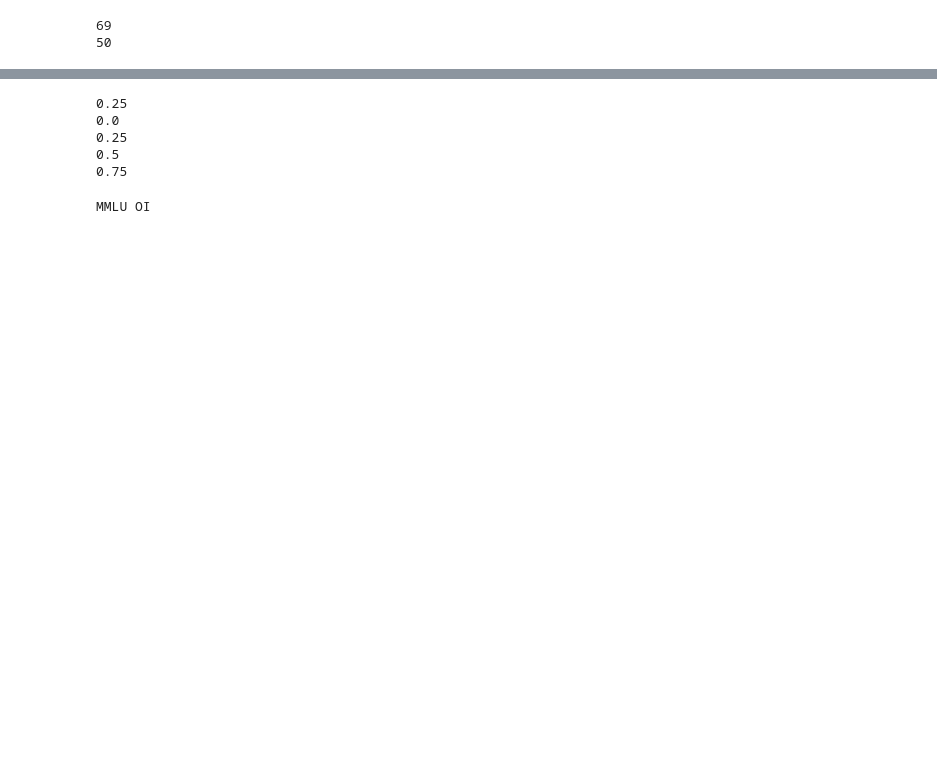
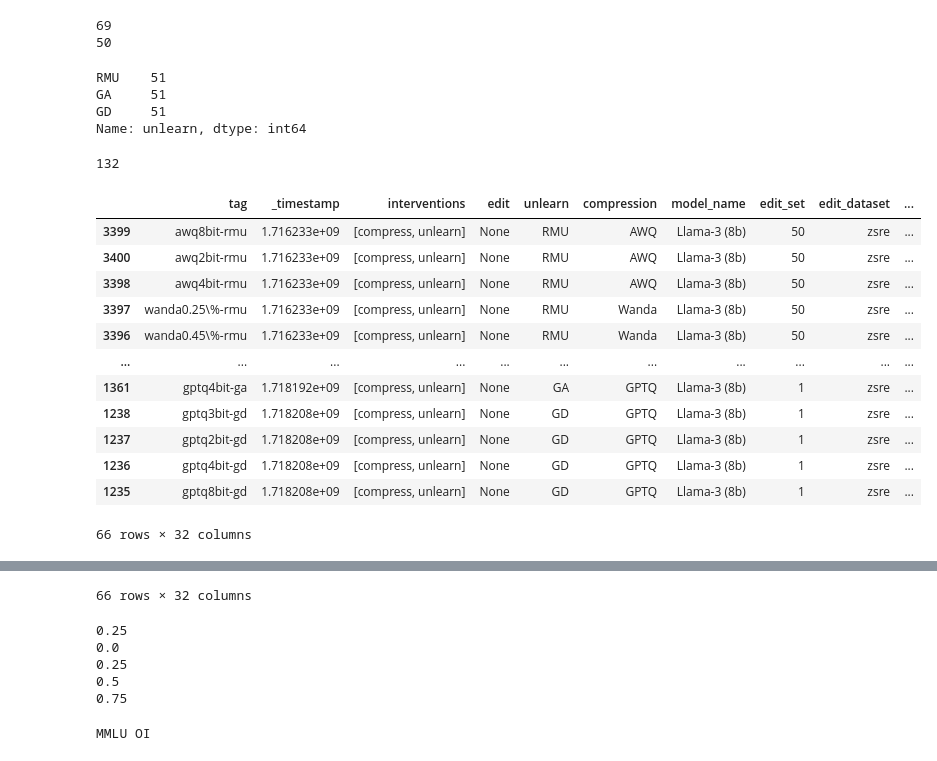
Before and after one commit to hartvigsen-group/composable-interventions, a Jupyter notebook: notebooks/paper_analysis.ipynb, the cells around one changed output, grey strips where cells are left out. Saved outputs shown, nothing was run; the diff lists cells and outputs as text; code cells hidden in the pictures; blank space fills up the shorter version.

```diff
--- a/notebooks/paper_analysis.ipynb
+++ b/notebooks/paper_analysis.ipynb
@@ -267,26 +341,67 @@ print(rmu_count)
 # %% [output]
 69
 50
+# %%
+all_runs_df_deduplicated["unlearn"].value_counts()
+# %% [output]
+RMU    51
+GA     51
+GD     51
+Name: unlearn, dtype: int64
+# %%
+NUM_UNLEARNING = 3
+NUM_EDITING = 3
+NUM_COMPRESSION = 4 + 6 + 6 + 6
+combination_of_unlearning = 2 * NUM_UNLEARNING * NUM_COMPRESSION
+combination_of_unlearning
+# %% [output]
+132
 # %%
+
 data = all_runs_df_deduplicated
 
 categories = {
     "No Intervention": data[data["interventions"].apply(lambda x: x == [])].copy(),
     "Editing": data[data["interventions"].apply(lambda x: x == ["edit"])].copy(),
     "Compression": data[data["interventions"].apply(lambda x: x == ["compress"])].copy(),
     "Edit to Compression": data[data["interventions"].apply(lambda x: x == ["edit", "compress"])].copy(),
     "Compression to Edit": data[data["interventions"].apply(lambda x: x == ["compress", "edit"])].copy(),
     "Unlearn": data[data["interventions"].apply(lambda x: x == ["unlearn"])].copy(),
     "Edit to Unlearn": data[data["interventions"].apply(lambda x: x == ["edit", "unlearn"])].copy(),
     "Unlearn to Edit": data[data["interventions"].apply(lambda x: x == ["unlearn", "edit"])].copy(),
     "Compress to Unlearn": data[data["interventions"].apply(lambda x: x == ["compress", "unlearn"])].copy(),
     "Unlearn to Compress": data[data["interventions"].apply(lambda x: x == ["unlearn", "compress"])].copy()
 }
 
 assert len(categories["No Intervention"]) == 1, f"{len(categories['No Intervention'])} != 1"
 assert len(categories["Editing"]) == 3, f"{len(categories['Editing'])} != 3"
+
+# display(categories["Compression"])
 assert len(categories["Compression"]) == (awq_settings + gptq_settings + wanda_count + sparsegpt_count), f"{len(categories['Compression'])} != {awq_settings + gptq_settings + wanda_count + sparsegpt_count}"
-assert len(categories["Compression to Edit"]) == (editor_count // 2 )- 3, f"{len(categories['Compression to Edit'])} != {editor_count // 2}" # TODO: Fix this by getting the latest results
-assert len(categories["Unlearn"]) == 1, f"{len(categories['Unlearn'])} != 1"
-assert len(categories["Edit to Unlearn"]) == 9
-assert len(categories["Unlearn to Edit"]) == 9, f"{len(categories['Unlearn to Edit'])} != 3"
+
+# assert len(categories["Edit to Compression"]) == editor_count // 2, f"{len(categories['Edit to Compression'])} != {editor_count // 2}"
+
+assert len(categories["Compression to Edit"]) == (editor_count // 2 ) - 3, f"{len(categories['Compression to Edit'])} != {editor_count // 2}" # TODO: Fix this by getting the latest results
+assert len(categories["Unlearn"]) == 3, f"{len(categories['Unlearn'])} != 3"
+assert len(categories["Edit to Unlearn"]) == 9, f"{len(categories['Edit to Unlearn'])} != 9"
+assert len(categories["Unlearn to Edit"]) == 9, f"{len(categories['Unlearn to Edit'])} != 9"
+
+display(categories["Compress to Unlearn"])
+assert len(categories["Compress to Unlearn"]) == combination_of_unlearning // 2, f"{len(categories['Compress to Unlearn'])} != {combination_of_unlearning // 2}"
+
+display(categories["Unlearn to Compress"])
+assert len(categories["Unlearn to Compress"]) == combination_of_unlearning // 2, f"{len(categories['Unlearn to Compress'])} != {rmucombination_of_unlearning_count // 2}"
+# %% [output]
+|  | tag | _timestamp | interventions | edit | unlearn | compression | model_name | edit_set | edit_dataset | ... |
+| 3399 | awq8bit-rmu | 1.716233e+09 | [compress, unlearn] | None | RMU | AWQ | Llama-3 (8b) | 50 | zsre | ... |
+| 3400 | awq2bit-rmu | 1.716233e+09 | [compress, unlearn] | None | RMU | AWQ | Llama-3 (8b) | 50 | zsre | ... |
+| 3398 | awq4bit-rmu | 1.716233e+09 | [compress, unlearn] | None | RMU | AWQ | Llama-3 (8b) | 50 | zsre | ... |
+| 3397 | wanda0.25\%-rmu | 1.716233e+09 | [compress, unlearn] | None | RMU | Wanda | Llama-3 (8b) | 50 | zsre | ... |
+| 3396 | wanda0.45\%-rmu | 1.716233e+09 | [compress, unlearn] | None | RMU | Wanda | Llama-3 (8b) | 50 | zsre | ... |
+| ... | ... | ... | ... | ... | ... | ... | ... | ... | ... | ... |
+| 1361 | gptq4bit-ga | 1.718192e+09 | [compress, unlearn] | None | GA | GPTQ | Llama-3 (8b) | 1 | zsre | ... |
+| 1238 | gptq3bit-gd | 1.718208e+09 | [compress, unlearn] | None | GD | GPTQ | Llama-3 (8b) | 1 | zsre | ... |
+| 1237 | gptq2bit-gd | 1.718208e+09 | [compress, unlearn] | None | GD | GPTQ | Llama-3 (8b) | 1 | zsre | ... |
+| 1236 | gptq4bit-gd | 1.718208e+09 | [compress, unlearn] | None | GD | GPTQ | Llama-3 (8b) | 1 | zsre | ... |
+| 1235 | gptq8bit-gd | 1.718208e+09 | [compress, unlearn] | None | GD | GPTQ | Llama-3 (8b) | 1 | zsre | ... |
+66 rows × 32 columns
@@ -293,3 +420,4 @@ assert len(categories["Unlearn to Edit"]) == 9, f"{len(categories['Unlearn to Ed
+66 rows × 32 columns
 # %%
 # def calculate_wmdp_unlearn_error(accuracy, random_acc=0.25):
 #     return 1 - ((accuracy - random_acc) / (1 - random_acc)) if accuracy > random_acc else 1
```
Also changed, not shown: parts of 26 cells of this notebook, 47 other files.
